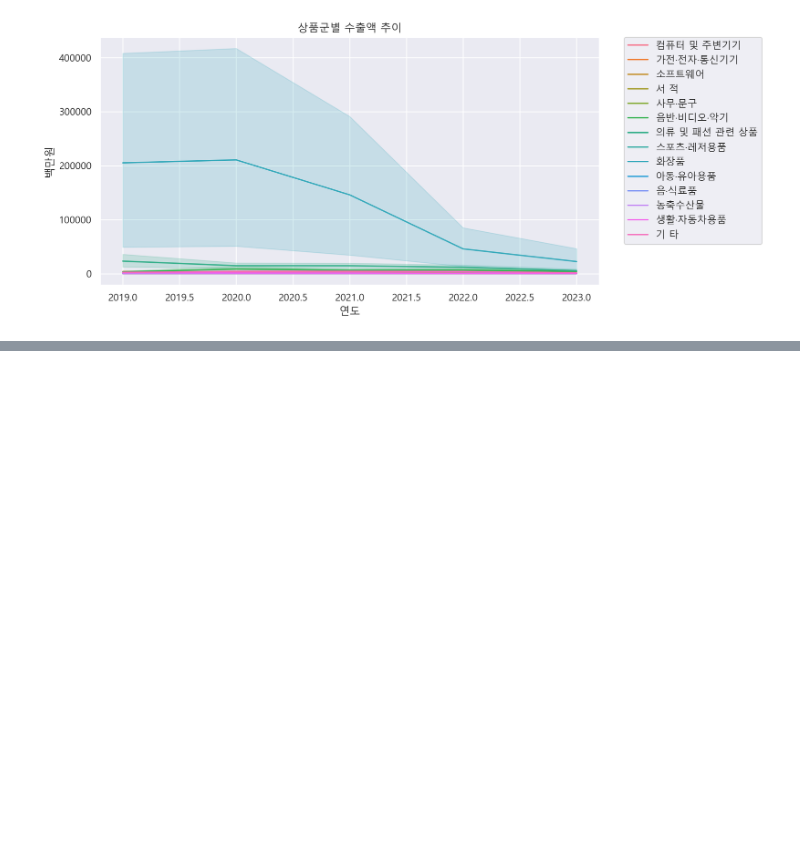
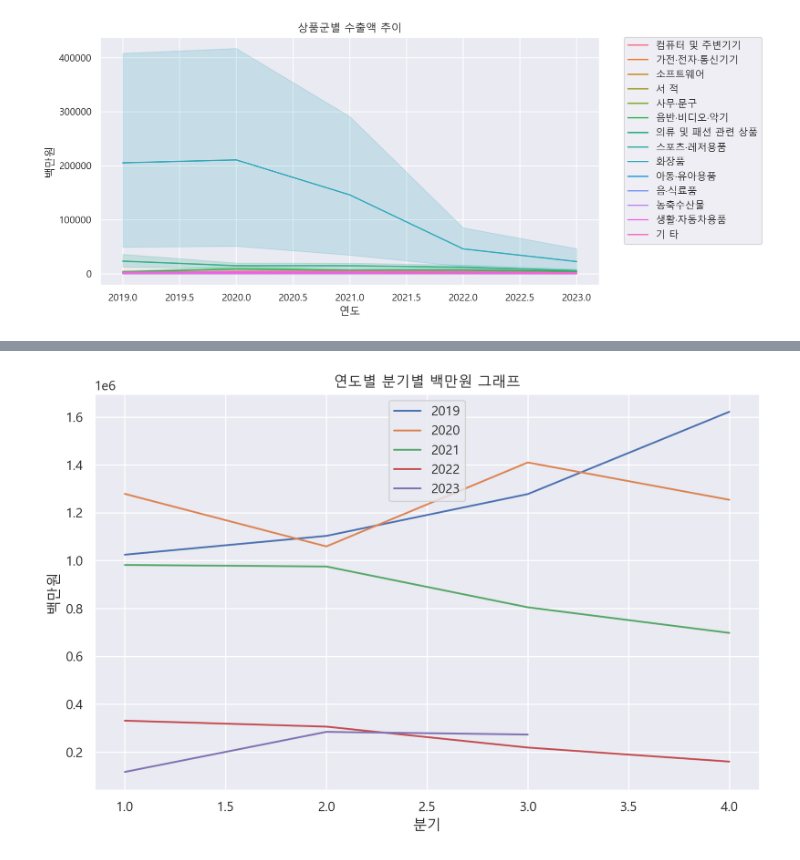
Before and after one commit to HamBeomJoon/SDA-Term-Project, a Jupyter notebook: data/eda.ipynb, the cells around one changed output, grey strips where cells are left out. Saved outputs shown, nothing was run; the diff lists cells and outputs as text; code cells hidden in the pictures; blank space fills up the shorter version.

Commit message:
eda_china

```diff
--- a/data/eda.ipynb
+++ b/data/eda.ipynb
@@ -337,3 +332,6 @@ plt.title("상품군별 수출액 추이")
 # %% [output]
 Text(0.5, 1.0, '상품군별 수출액 추이')
 [figure]
+# %%
+df_total = df_total[df_total['지역별(2)']=='중국'].copy()
+df_total
@@ -339,0 +352,5 @@ Text(0.5, 1.0, '상품군별 수출액 추이')
+# %%
+df_total= df_total[(df_total['상품군별(1)'] == "의류 및 패션 관련 상품") | (df_total['상품군별(1)'] == "화장품")]
+# %%
+result_df = df_total.groupby(['연도', '분기'])['백만원'].sum().reset_index()
+result_df
@@ -339,0 +375,6 @@ Text(0.5, 1.0, '상품군별 수출액 추이')
+# %%
+result_df['연도'] = pd.to_numeric(result_df['연도'])
+china_filtered_df = result_df[result_df['연도'] >= 2020]
+
+# 결과 출력
+china_filtered_df
@@ -339,0 +398,17 @@ Text(0.5, 1.0, '상품군별 수출액 추이')
+# %%
+plt.figure(figsize=(10, 6))
+for year in result_df['연도'].unique():
+    year_data = result_df[result_df['연도'] == year]
+    plt.plot(year_data['분기'], year_data['백만원'], label=str(year))
+
+# 그래프 속성 설정
+plt.title('연도별 분기별 백만원 그래프')
+plt.xlabel('분기')
+plt.ylabel('백만원')
+plt.legend()
+plt.grid(True)
+
+# 그래프 출력
+plt.show()
+# %% [output]
+[figure, added]
```
Also changed, not shown: parts of 9 cells of this notebook.
